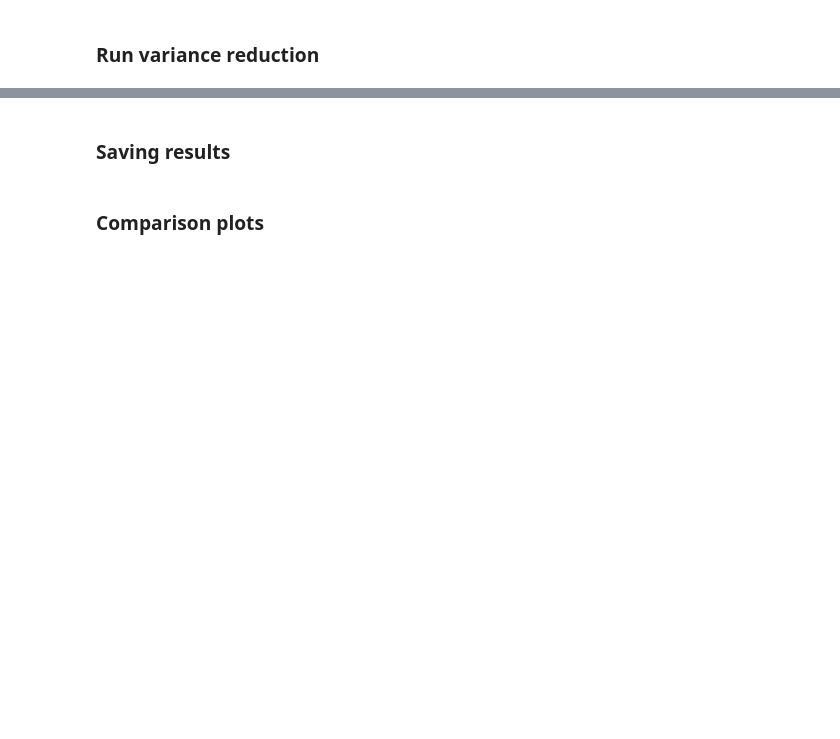
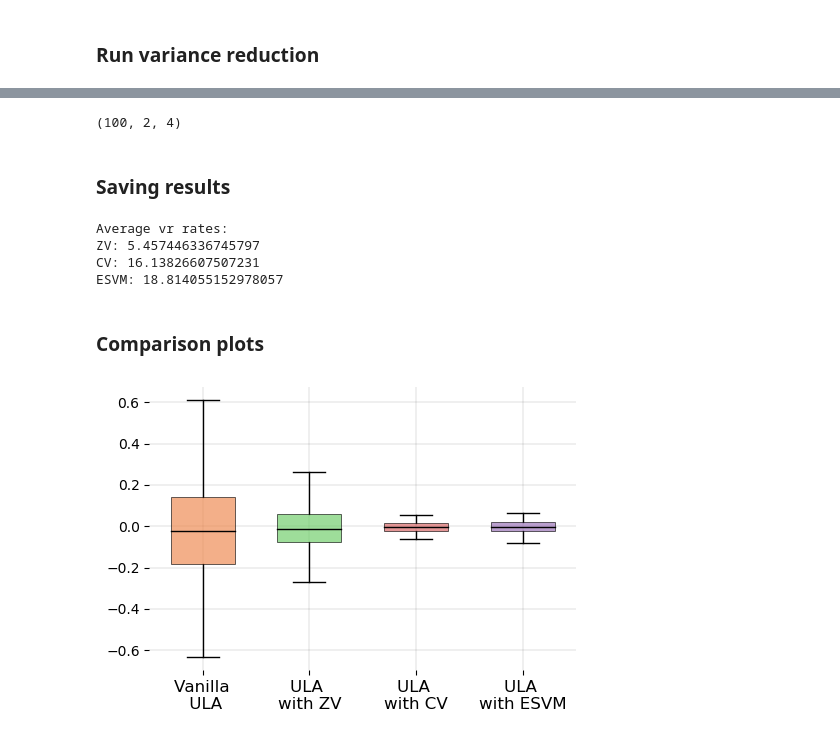
Before and after one commit to svsamsonov/vr_sg_mcmc, a Jupyter notebook: Code/Potential_rezende_new.ipynb, the cells around one changed output, grey strips where cells are left out. Saved outputs shown, nothing was run; the diff lists cells and outputs as text; code cells hidden in the pictures; blank space fills up the shorter version.

```diff
--- a/Code/Potential_rezende_new.ipynb
+++ b/Code/Potential_rezende_new.ipynb
@@ -19,13 +19,15 @@ import copy
 # %%
 N_burn = 1*10**3 # Burn in period
 N_train = 1*10**4 # Number of samples on which we optimize
-step = 0.05 # Step size
+step = 0.1 # Step size
 #put 0.5 for MALA
 #step = 0.2
 n_traj = 100 # Number of independent MCMC trajectories for test
 f_type = "sum"
-bn = int(np.sqrt(N_train))
-W_test = construct_Tukey_Hanning(N_train,bn)
+bn = 10
+#bn = int(np.sqrt(N_train))
+#W_test = construct_Tukey_Hanning(N_train,bn)
+W_test = construct_ESVM_kernel(N_train,bn)
 # %% [markdown]
 Choose density parameters
 # %%
@@ -215,20 +230,17 @@ def GausESVM(traj,traj_grad,samples,f_target,params,W_spec):
     #Nabla_psi = np.zeros((d,samples.shape[0]),dtype=float)
     Psi = np.zeros((d,samples.shape[0]),dtype=float)
     L_psi = np.zeros((d,samples.shape[0]),dtype=float)
+    W_psi = np.zeros((d,samples.shape[0]),dtype=float)
     for i in range(d):
         #Nabla_psi[i] = (i+1)*(traj[:,0]**i)
         Psi[i] = np.exp(-(np.sum((traj-mu[i])**2,axis=1)/(2*sigma**2)))
         L_psi[i] = (np.sum(traj_grad*(traj-mu[i])/sigma**2,axis=1) \
                     +(np.sum((traj-mu[i])**2,axis=1)/sigma**4 - traj.shape[1]/sigma**2))*Psi[i]
+        W_psi[i] = mult_W(L_psi[i],W_spec)
     #compute main matrix
-    H_esvm = np.zeros((d,d),dtype = float)
-    for i in range(d):
-        for j in range(d):
-            H_esvm[i,j] = np.dot(L_psi[i] - np.mean(L_psi[i]), mult_W(L_psi[j] - np.mean(L_psi[j]),W_spec))/(samples.shape[0]-1)
+    H_esvm = np.dot(L_psi - L_psi.mean(axis=1).reshape(d,1),(W_psi - W_psi.mean(axis=1).reshape(d,1)).T)/(samples.shape[0]-1)
     #compute right-hand side
-    b_esvm = np.zeros(d, dtype = float)
-    for i in range(d):
-        b_esvm[i] = np.dot(L_psi[i] - np.mean(L_psi[i]), mult_W(samples - samples.mean(axis=0),W_spec))/(samples.shape[0]-1)
+    b_esvm = ((W_psi - W_psi.mean(axis=1).reshape(d,1)) @ (samples - samples.mean(axis=0)))/(samples.shape[0]-1)
     theta = np.linalg.inv(H_esvm + lambda_reg*np.eye(d)) @ b_esvm
     ESVM_est = samples - L_psi.T @ theta
     mean_ESVM = np.mean(ESVM_est, axis = 0)
@@ -270,6 +282,8 @@ trav.close()
 # %%
 res_arr = np.asarray(res)
 print(res_arr.shape)
+# %% [output]
+(100, 2, 4)
 # %% [markdown]
 ### Saving results
 # %%
@@ -277,9 +291,19 @@ print(res_arr.shape)
 print("Average vr rates:")
 print("ZV:",np.mean(res_arr[:,1,0]/res_arr[:,1,1]))
 print("CV:",np.mean(res_arr[:,1,0]/res_arr[:,1,2]))
-print("ESVM:",np.mean(res_arr[:,1,0]/res_arr[:,1,2]))
+print("ESVM:",np.mean(res_arr[:,1,0]/res_arr[:,1,3]))
+# %% [output]
+Average vr rates:
+ZV: 5.457446336745797
+CV: 16.13826607507231
+ESVM: 18.814055152978057
 # %% [markdown]
 ### Comparison plots
 # %%
 title = ""
-labels = ['Vanilla\n RWM', 'RWM \nwith ZV', 'RWM \nwith CV']
+labels = ['Vanilla\n ULA', 'ULA \nwith ZV', 'ULA \nwith CV', 'ULA \nwith ESVM']
+# %%
+data = [res_arr[:,0,0],res_arr[:,0,1],res_arr[:,0,2],res_arr[:,0,3]]
+boxplot_ind(data, title, labels, path = "results/donut/ula.pdf")
+# %% [output]
+[figure, added]
```
Also changed, not shown: parts of 7 cells of this notebook, 58 other files.
